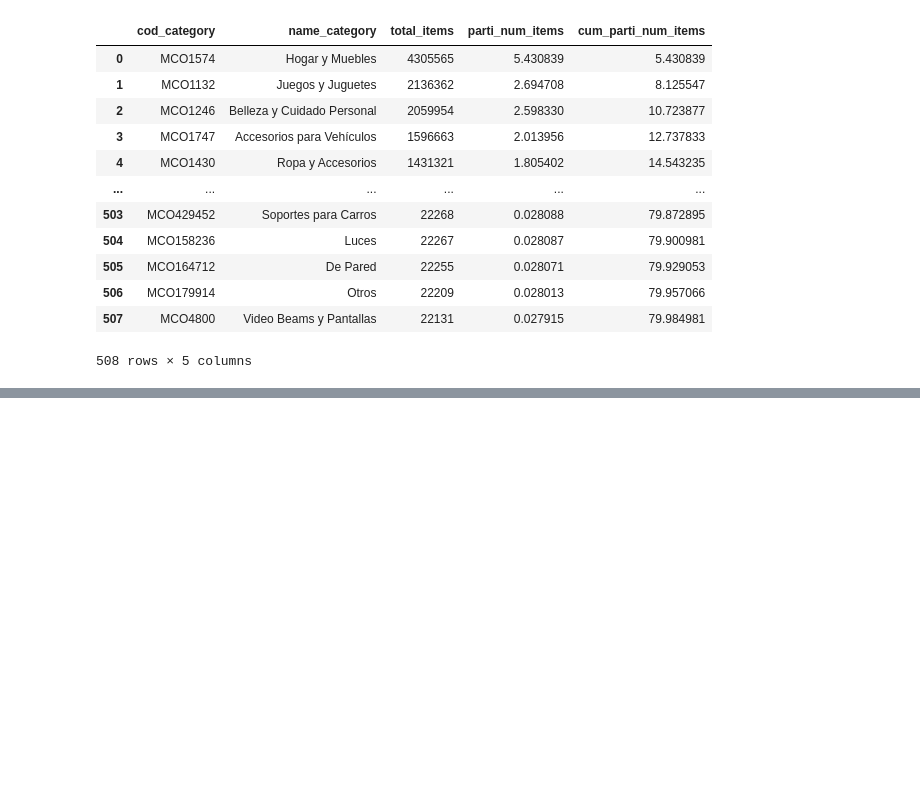
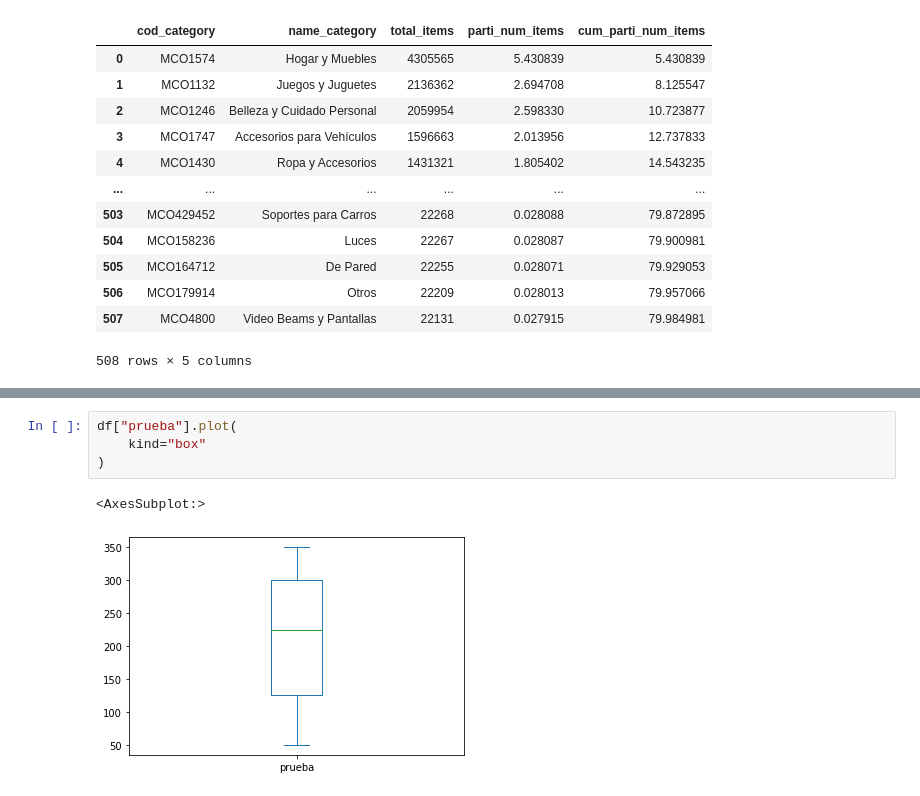
Before and after one commit to jacosta13/descuentos-MELI, a Jupyter notebook: Modelo.ipynb, the cells around one changed output, grey strips where cells are left out. Drawn from its saved outputs; the diff is of its cells as text; blank space fills up the shorter version.

```diff
--- a/Modelo.ipynb
+++ b/Modelo.ipynb
@@ -105,0 +774,7 @@ df_tot.to_csv("Data_Modelo/data_set.csv", index=False)
+# %%
+df["prueba"].plot(
+    kind="box"
+)
+# %% [output]
+<AxesSubplot:>
+[figure, added]
```
Also changed, not shown: parts of 114 cells of this notebook, 3 other files.
